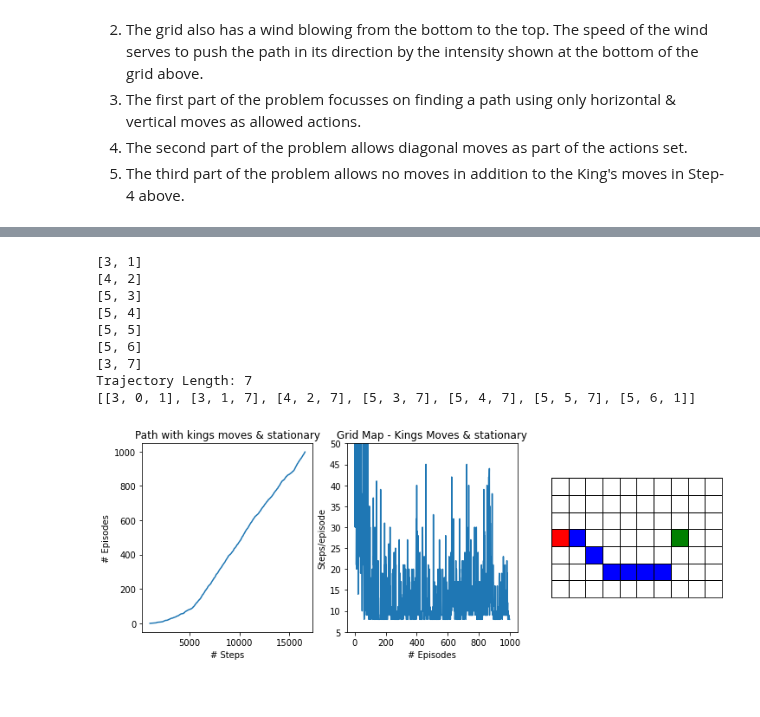
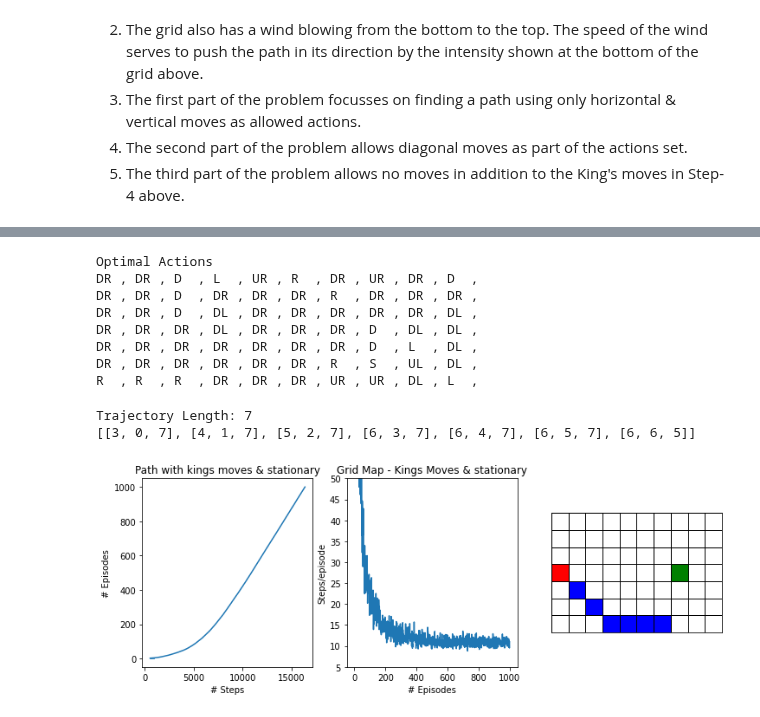
Before and after one commit to chandrusuresh/ReinforcementLearning, a Jupyter notebook: Ch6-TD_Learning/WindyGridworld.ipynb, the cells around one changed output, grey strips where cells are left out. Saved outputs shown, nothing was run; the diff lists cells and outputs as text; code cells hidden in the pictures.

```diff
--- a/Ch6-TD_Learning/WindyGridworld.ipynb
+++ b/Ch6-TD_Learning/WindyGridworld.ipynb
@@ -146,0 +140,10 @@ print(stats.shape)
+# %%
+act_code = ['U','R','D','L']
+print('Optimal Actions')
+for i in range(grid_rows):
+  print_str = ''
+  for j in range(grid_cols):
+    pos = [i,j]
+    act_idx = target_policy(Q_avg,pos,hv_actions,0.0)
+    print_str += act_code[act_idx] + ' , '
+  print(print_str)
@@ -181,4 +179,10 @@ Trajectory: 16
 # %%
 kings_moves = hv_actions + [[-1,-1],[-1,1],[1,-1],[1,1]]
 # np.random.seed(0)
-Q_kings,stats_kings = SARSA(num_episodes,kings_moves,epsilon,alpha,gamma)
+Q_kings = np.zeros((grid_rows,grid_cols,len(kings_moves)))
+stats_kings = np.zeros((num_episodes,3))
+for i in tqdm(range(num_runs)):
+  Q,stats = SARSA(num_episodes,kings_moves,alpha,gamma,epsilon)
+  Q_kings += Q/float(num_runs)
+  stats_kings[:,1:] += stats[:,1:]/float(num_runs)
+stats_kings[:,0] = stats[:,0]
@@ -190,0 +189,14 @@ print(Q_kings[pos[0],pos[1],:])
+# %%
+act_code = ['U','R','D','L','UL','UR','DL','DR']
+print('Optimal Actions')
+for i in range(grid_rows):
+  print_str = ''
+  for j in range(grid_cols):
+    pos = [i,j]
+    act_idx = target_policy(Q_kings,pos,kings_moves,0.0)
+    print_str += act_code[act_idx]
+    if len(act_code[act_idx]) == 1:
+       print_str += '  , '
+    else:
+      print_str += ' , '
+  print(print_str)
@@ -227,27 +233,52 @@ print(Q_stationary[pos[0],pos[1],:])
+# %%
+kings_wStationary = kings_moves + [[0,0]]
+Q_stationary = np.zeros((grid_rows,grid_cols,len(kings_wStationary)))
+stats_stationary = np.zeros((num_episodes,3))
+for i in tqdm(range(num_runs)):
+  Q,stats = SARSA(num_episodes,kings_wStationary,alpha,gamma,epsilon)
+  Q_stationary += Q/float(num_runs)
+  stats_stationary[:,1:] += stats[:,1:]/float(num_runs)
+stats_stationary[:,0] = stats[:,0]
+# %%
+act_code = ['U','R','D','L','UL','UR','DL','DR','S']
+print('Optimal Actions')
+for i in range(grid_rows):
+  print_str = ''
+  for j in range(grid_cols):
+    pos = [i,j]
+    act_idx = target_policy(Q_stationary,pos,kings_wStationary,0.0)
+    print_str += act_code[act_idx]
+    if len(act_code[act_idx]) == 1:
+       print_str += '  , '
+    else:
+      print_str += ' , '
+  print(print_str)
+# %% [output]
+Optimal Actions
+DR , DR , D  , L  , UR , R  , DR , UR , DR , D  ,
+DR , DR , D  , DR , DR , DR , R  , DR , DR , DR ,
+DR , DR , D  , DL , DR , DR , DR , DR , DR , DL ,
+DR , DR , DR , DL , DR , DR , DR , D  , DL , DL ,
+DR , DR , DR , DR , DR , DR , DR , D  , L  , DL ,
+DR , DR , DR , DR , DR , DR , R  , S  , UL , DL ,
+R  , R  , R  , DR , DR , DR , UR , UR , DL , L  ,
 # %%
 traj_stationary = play_back(Q_stationary,kings_wStationary)
 print('Trajectory Length:', len(traj_stationary))
 print(traj_stationary)
 fig,ax = plt.subplots(1,3,figsize=(12,4))
-ax[0].plot(stats_stationary[:,1],stats_stationary[:,0])
+ax[0].plot(stats_stationary[:,2],stats_stationary[:,0])
 ax[0].set_xlabel('# Steps')
 ax[0].set_ylabel('# Episodes')
 ax[0].set_title('Path with kings moves & stationary')
-ax[1].plot(stats_stationary[:,0],stats_stationary[:,2])
+ax[1].plot(stats_stationary[:,0],stats_stationary[:,1])
 ax[1].set_ylabel('Steps/episode')
 ax[1].set_xlabel('# Episodes')
 ax[1].set_ylim([5,50])
 ax[0].set_title('Path with kings moves & stationary')
 plot_grid(ax[2],traj_stationary)
 ax[1].set_title('Grid Map - Kings Moves & stationary');
 # %% [output]
-[3, 1]
-[4, 2]
-[5, 3]
-[5, 4]
-[5, 5]
-[5, 6]
-[3, 7]
 Trajectory Length: 7
-[[3, 0, 1], [3, 1, 7], [4, 2, 7], [5, 3, 7], [5, 4, 7], [5, 5, 7], [5, 6, 1]]
+[[3, 0, 7], [4, 1, 7], [5, 2, 7], [6, 3, 7], [6, 4, 7], [6, 5, 7], [6, 6, 5]]
-[figure, old version]
+[figure, new version]
```
Also changed, not shown: parts of 19 cells of this notebook.
